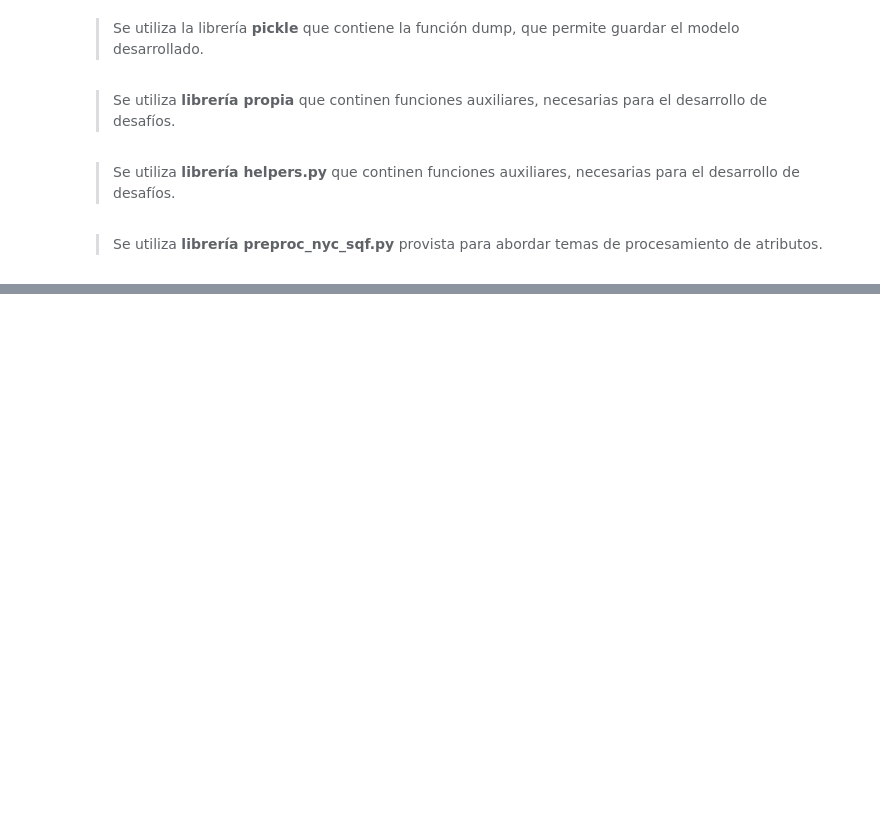
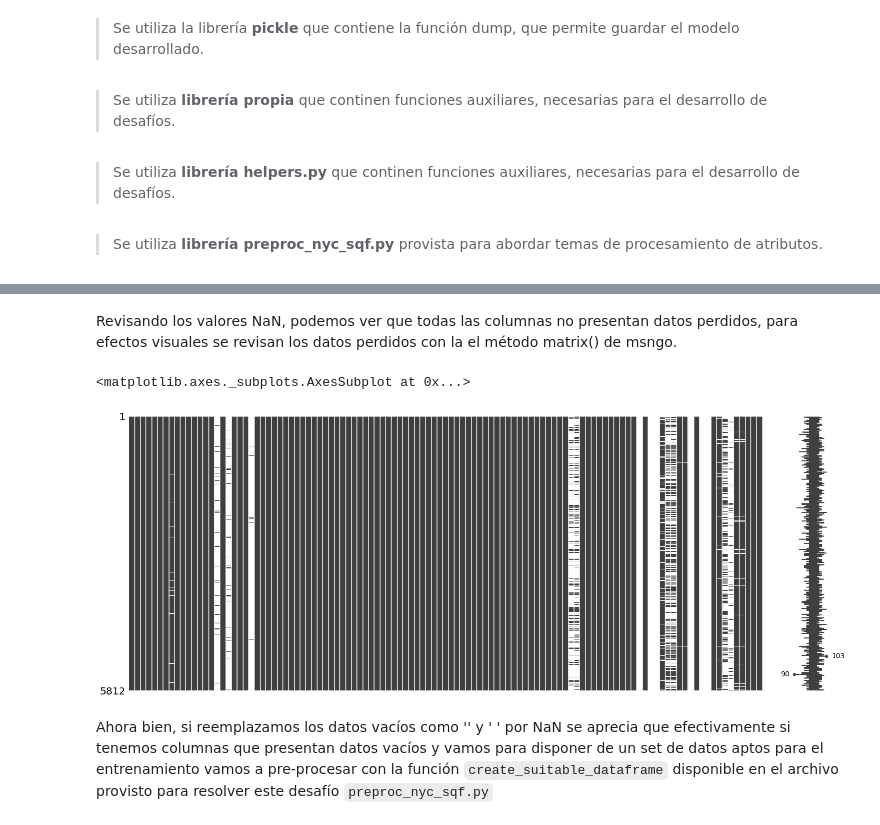
Before and after one commit to ridexmoler/modulo-machine-learning, a Jupyter notebook: prueba/Pablo-Rocco-PRUEBA-2/notebook.ipynb, the cells around one changed output, grey strips where cells are left out. Cells and saved outputs as stored; diff of their text form; code cells hidden in the pictures; blank space fills up the shorter version.

```diff
--- a/prueba/Pablo-Rocco-PRUEBA-2/notebook.ipynb
+++ b/prueba/Pablo-Rocco-PRUEBA-2/notebook.ipynb
@@ -172,0 +233,9 @@ import preproc_nyc_sqf as preproc
+# %% [markdown]
+Revisando los valores NaN, podemos ver que todas las columnas no presentan datos perdidos, para efectos visuales se revisan los datos perdidos con la el método matrix() de msngo.
+# %%
+msngo.matrix(df_train_raw.replace('', np.nan).replace(' ', np.nan))
+# %% [output]
+<matplotlib.axes._subplots.AxesSubplot at 0x...>
+[figure, added]
+# %% [markdown]
+Ahora bien, si reemplazamos los datos vacíos como '' y ' ' por NaN se aprecia que efectivamente si tenemos columnas que presentan datos vacíos y vamos para disponer de un set de datos aptos para el entrenamiento vamos a pre-procesar con la función `create_suitable_dataframe` disponible en el archivo provisto para resolver este desafío `preproc_nyc_sqf.py`
```
Also changed, not shown: parts of 76 cells of this notebook.
